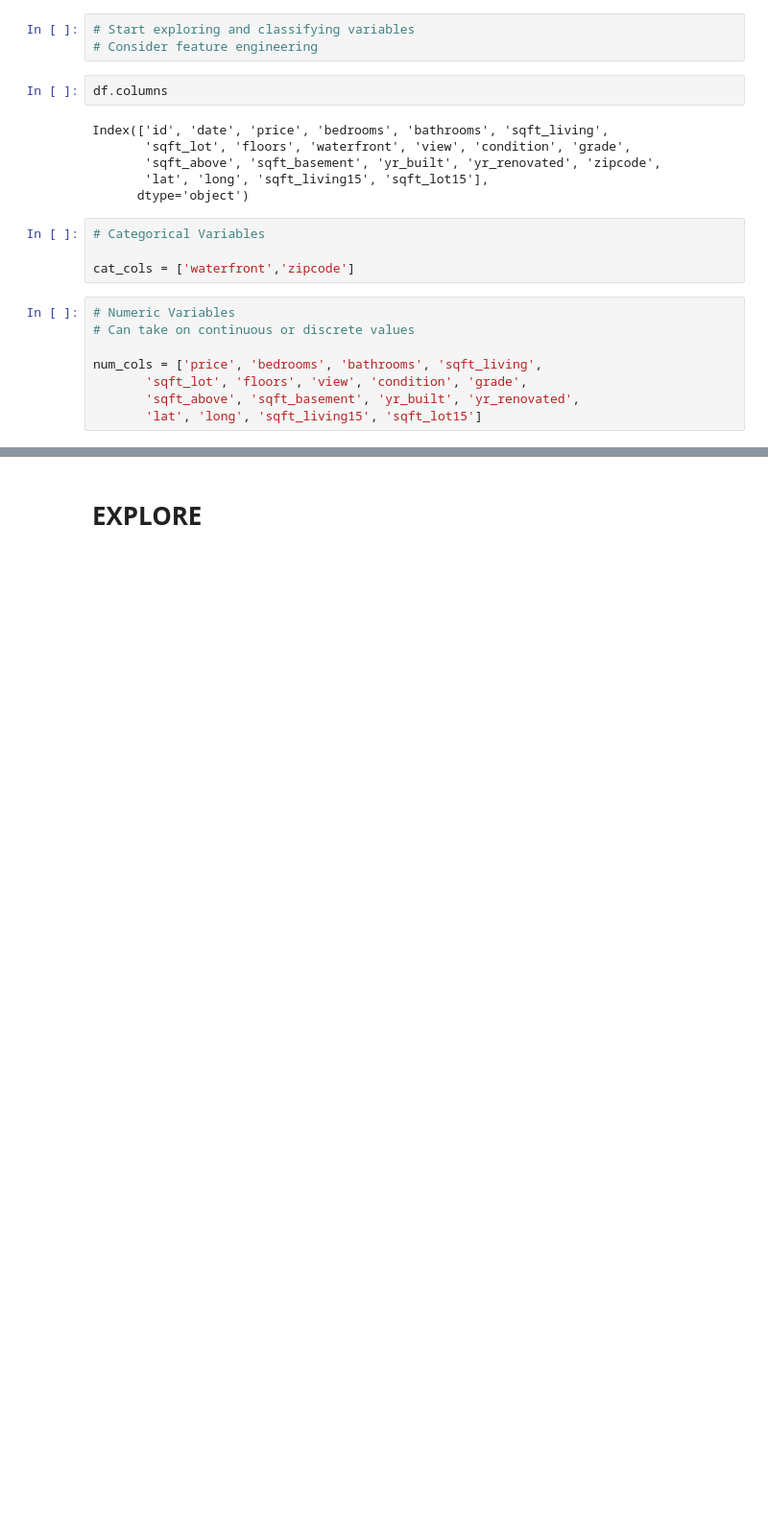
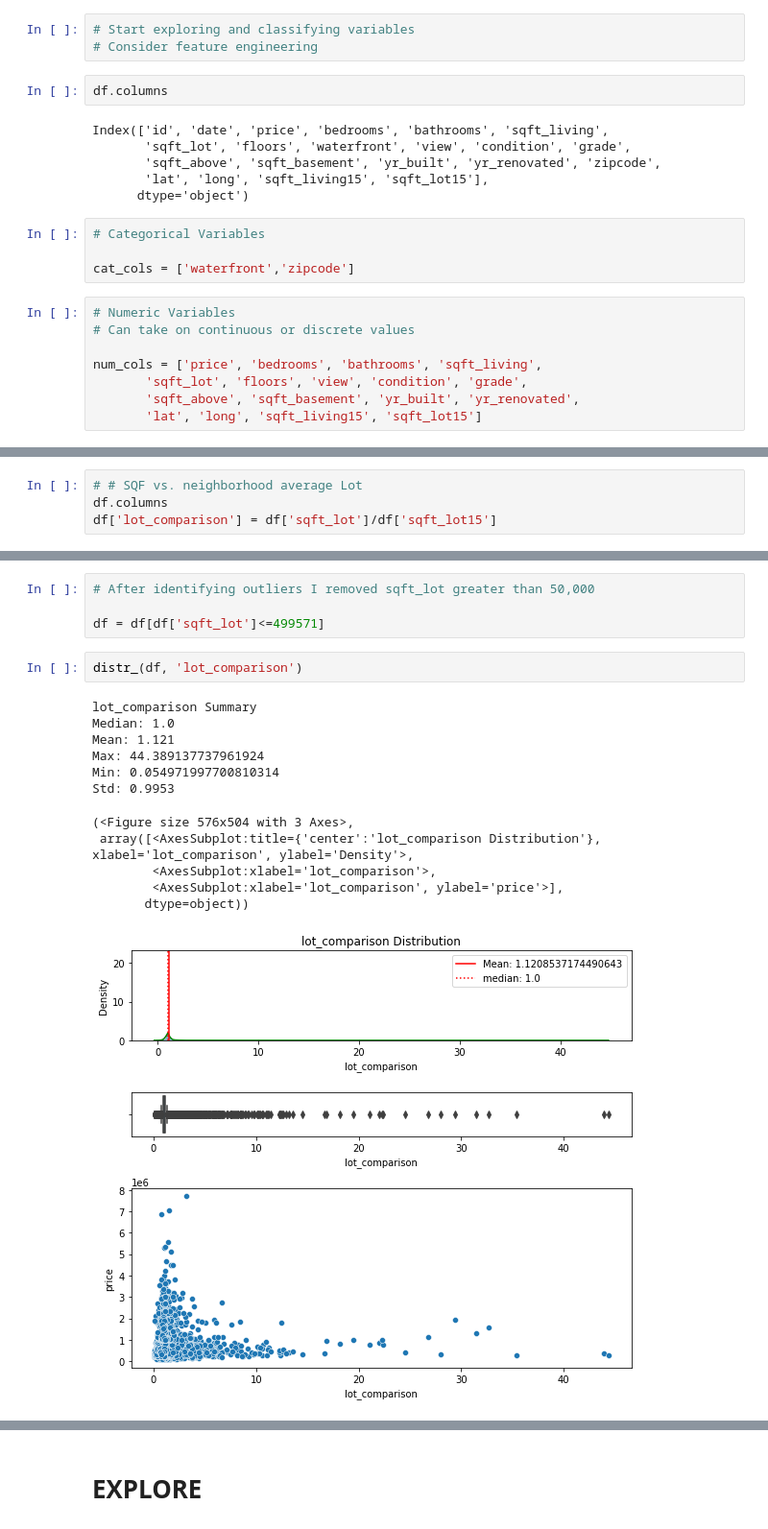
Before and after one commit to kuninethan95/dsc-phase-2-project, a Jupyter notebook: index_OSEMN_plus_mvp.ipynb, the cells around one changed output, grey strips where cells are left out. Shown at 96% size. Cells and saved outputs as stored; diff of their text form; blank space fills up the shorter version.

```diff
--- a/index_OSEMN_plus_mvp.ipynb
+++ b/index_OSEMN_plus_mvp.ipynb
@@ -754,0 +874,4 @@ df
+# %%
+# # SQF vs. neighborhood average Lot
+df.columns
+df['lot_comparison'] = df['sqft_lot']/df['sqft_lot15']
@@ -755,2 +892,21 @@ df
+# %%
+# After identifying outliers I removed sqft_lot greater than 50,000
+
+df = df[df['sqft_lot']<=499571]
+# %%
+distr_(df, 'lot_comparison')
+# %% [output]
+lot_comparison Summary
+Median: 1.0
+Mean: 1.121
+Max: 44.389137737961924
+Min: 0.054971997700810314
+Std: 0.9953
+(<Figure size 576x504 with 3 Axes>,
+ array([<AxesSubplot:title={'center':'lot_comparison Distribution'}, xlabel='lot_comparison', ylabel='Density'>,
+        <AxesSubplot:xlabel='lot_comparison'>,
+        <AxesSubplot:xlabel='lot_comparison', ylabel='price'>],
+       dtype=object))
+[figure, added]
 # %%
 # SQF vs. lot size
```
Also changed, not shown: parts of 21 cells of this notebook.
